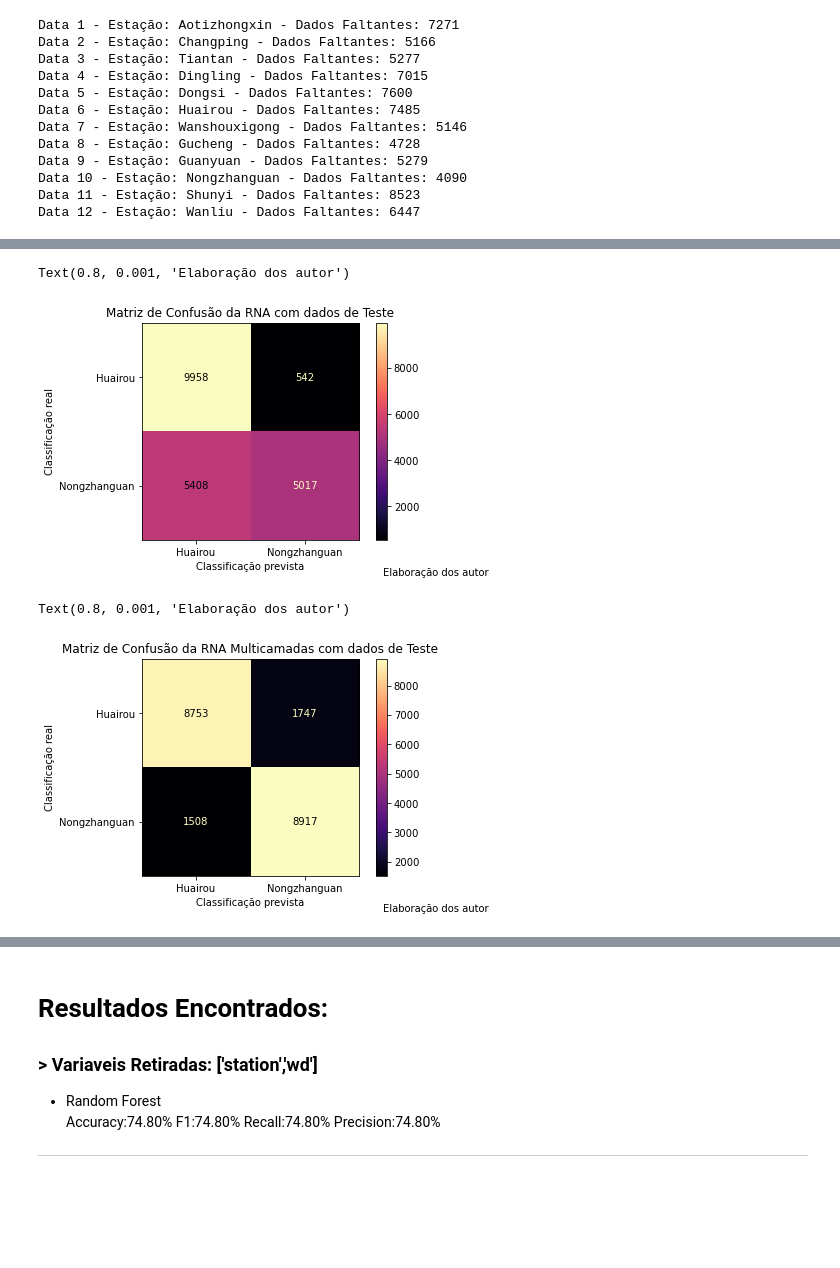
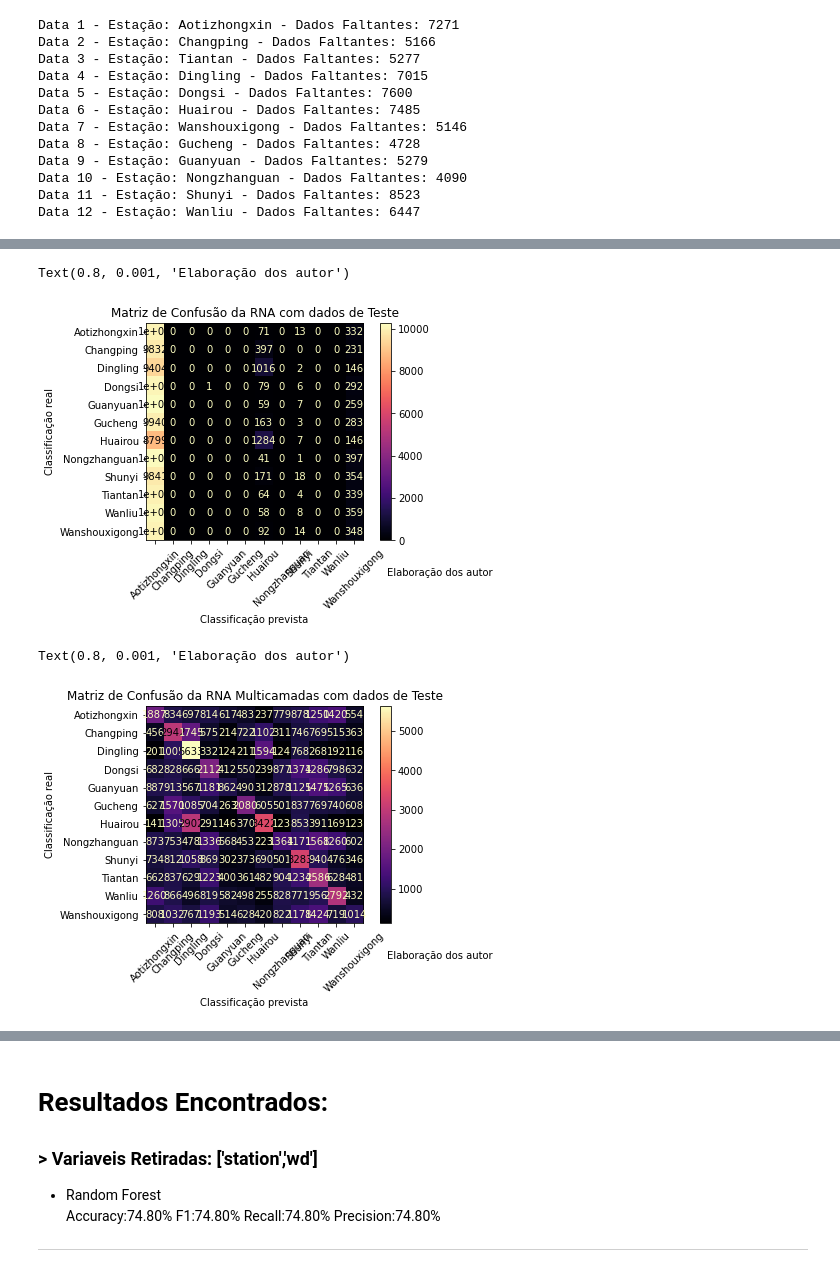
Before and after one commit to schandon/Monografia, a Jupyter notebook: testeMono.ipynb, the cells around one changed output, grey strips where cells are left out. Drawn from its saved outputs; the diff is of its cells as text; code cells hidden in the pictures; blank space fills up the shorter version.

```diff
--- a/testeMono.ipynb
+++ b/testeMono.ipynb
@@ -117,5 +124,5 @@ data_8 = pd.concat([data2,data7,data8,data10,data3,data9,data12,data4],ignore_in
 data_10 = pd.concat([data2,data7,data8,data10,data3,data9,data12,data4,data1,data6],ignore_index=True)
 data_12 = pd.concat([data1,data2,data3,data5,data6,data8,data4,data7,data9,data10,data11,data12],ignore_index=True)
 
-data = data_2
+data = data_12
 # %% [markdown]
@@ -383,24 +408,24 @@ Text(0.8, 0.001, 'Elaboração dos autor')
 # %%
 # Matriz de confusão
 plot_confusion_matrix(modelo_rna,
                       X_test_standardScaler,
                       y_test,
-                      cmap = "magma")
+                      cmap = "magma",xticks_rotation=45)
 
 plt.grid(False)
 plt.title("Matriz de Confusão da RNA com dados de Teste")
 plt.xlabel("Classificação prevista")
 plt.ylabel("Classificação real")
 plt.figtext(0.8,0.001, "Elaboração dos autor", fontsize = 10)
 # %% [output]
 Text(0.8, 0.001, 'Elaboração dos autor')
-[figure, old version]
+[figure, new version]
 # %%
 # Matriz de confusão
 plot_confusion_matrix(modelo_MLPC_rna,
                       X_test_standardScaler,
                       y_test,
-                      cmap = "magma")
+                      cmap = "magma",xticks_rotation=45)
 
 plt.grid(False)
 plt.title("Matriz de Confusão da RNA Multicamadas com dados de Teste")
@@ -409,7 +434,7 @@ plt.ylabel("Classificação real")
 plt.figtext(0.8,0.001, "Elaboração dos autor", fontsize = 10)
 # %% [output]
 Text(0.8, 0.001, 'Elaboração dos autor')
-[figure, old version]
+[figure, new version]
 # %%
 # Matriz de confusão
 plot_confusion_matrix(modelo_knn,
```
Also changed, not shown: parts of 38 cells of this notebook, 30 other files.
